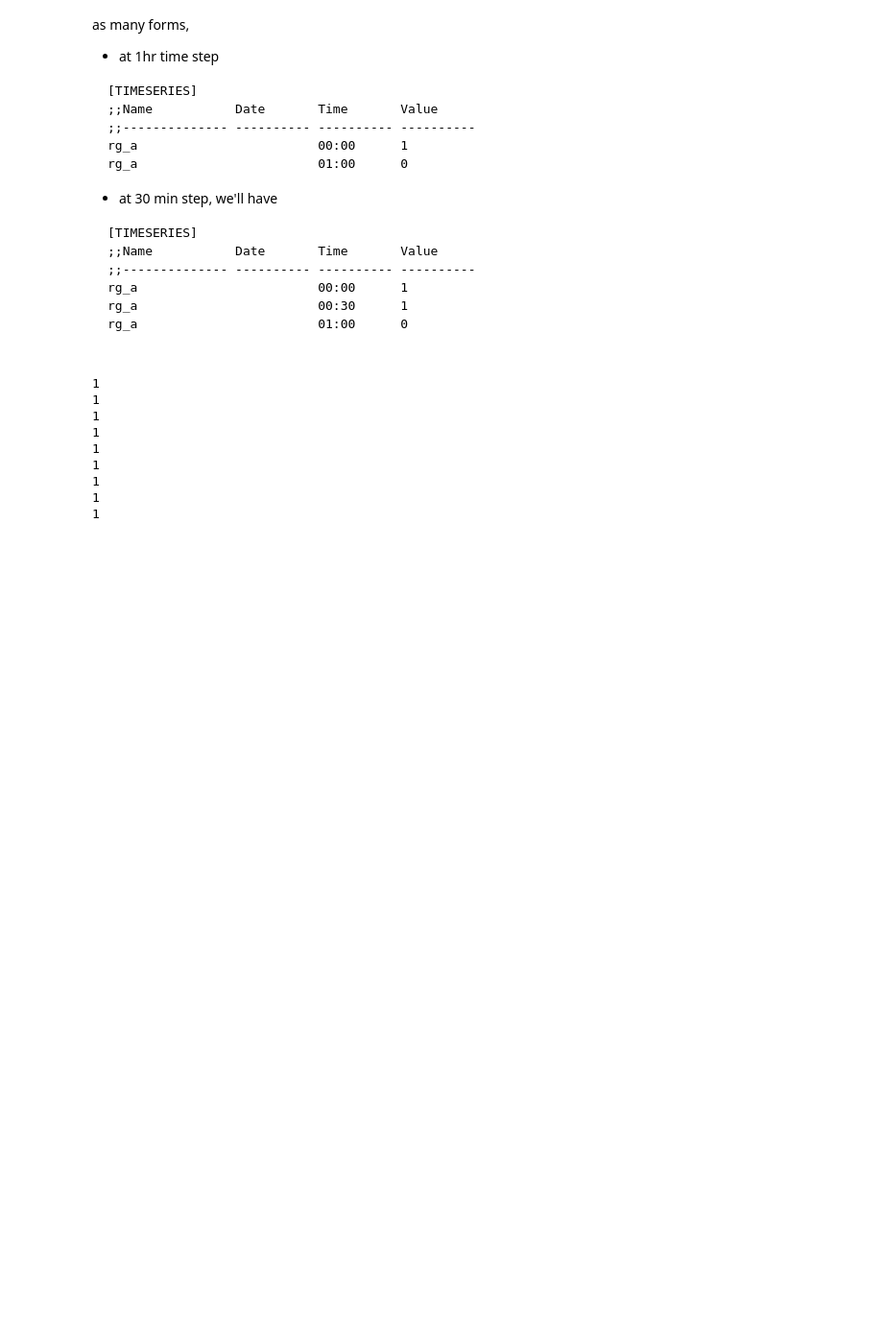
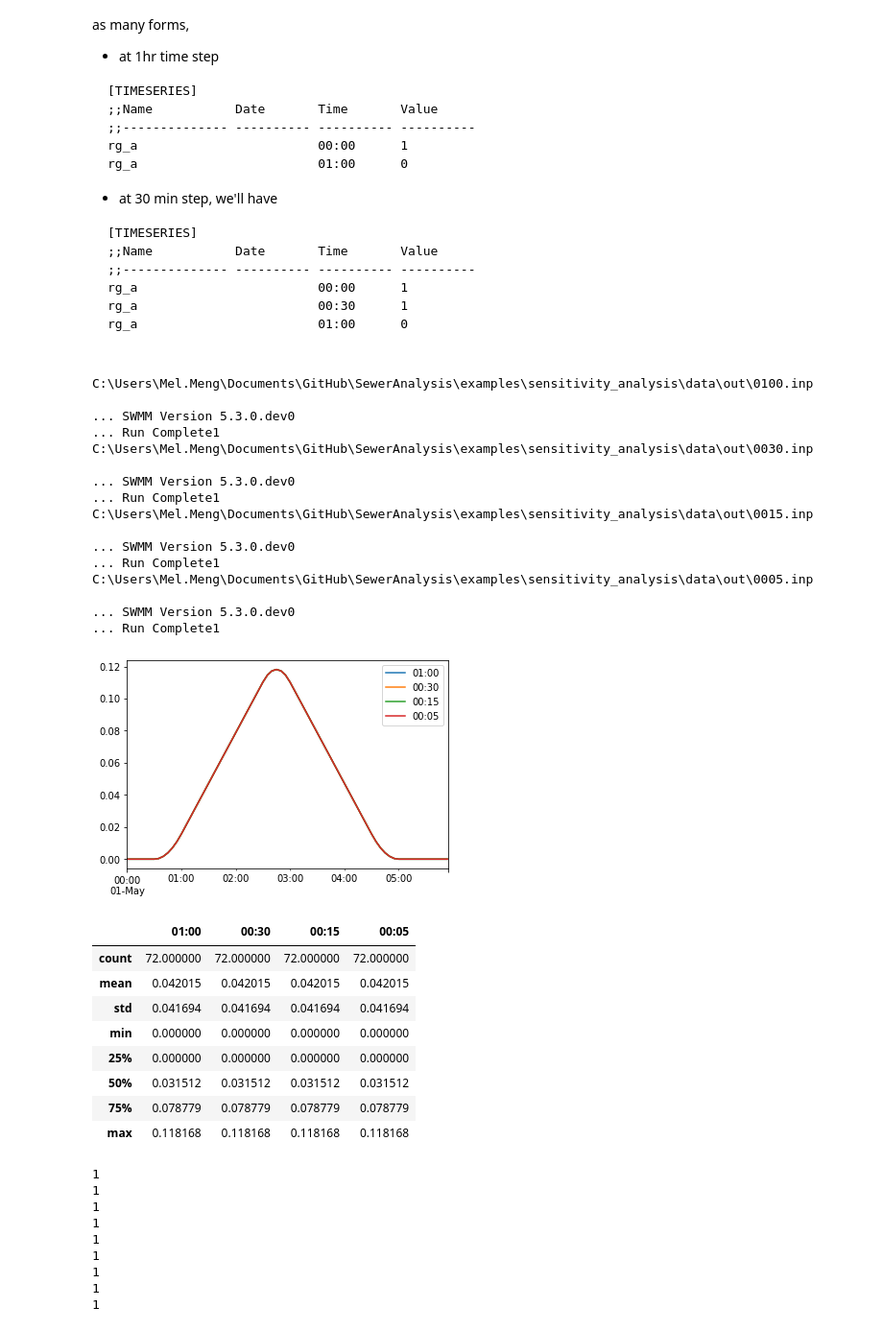
Before and after one commit to mel-meng/SewerAnalysis, a Jupyter notebook: examples/sensitivity_analysis/sensitivity_analysis.ipynb, the cells around one changed output. Shown: that part at 96% size. Saved outputs shown, nothing was run; the diff lists cells and outputs as text; code cells hidden in the pictures; blank space fills up the shorter version.

````diff
--- a/examples/sensitivity_analysis/sensitivity_analysis.ipynb
+++ b/examples/sensitivity_analysis/sensitivity_analysis.ipynb
@@ -235,6 +236,86 @@ rg_a                        00:30      1
 rg_a                        01:00      0
 
 ```
+# %%
+rainfall_1hr = [['00:00', 1],
+               ['01:00', 0]]
+
+rainfall_30min = [['00:00', 1],
+                   ['00:30', 1],
+                  ['01:00', 0]]
+
+
+rainfall_15min = [['00:00', 1],
+                   ['00:15', 1],
+                  ['00:30', 1],
+                  ['00:45', 1],
+                  ['01:00', 0]]
+
+
+rainfall_5min = [['00:00', 1],
+                   ['00:05', 1],
+                  ['00:10', 1],
+                 ['00:15', 1],
+                 ['00:20', 1],
+                 ['00:25', 1],
+                  ['00:30', 1],
+                 ['00:35', 1],
+                 ['00:40', 1],
+                 ['00:45', 1],
+                 ['00:50', 1],
+                 ['00:55', 1],
+                  ['01:00', 0]]
+
+
+tmp_folder = r'C:\Users\Mel.Meng\Documents\GitHub\SewerAnalysis\examples\sensitivity_analysis\data\tmp'
+tmp_name = 'rtk_rainfall.inp'
+dfs = None
+for rf_name, rainfall in zip(['01:00', '00:30', '00:15', '00:05'], [rainfall_1hr, rainfall_30min, rainfall_15min, rainfall_5min]):
+    out_inp = r'C:\Users\Mel.Meng\Documents\GitHub\SewerAnalysis\examples\sensitivity_analysis\data\out\%s.inp' % rf_name.replace(':', '')
+    out_path = r'C:\Users\Mel.Meng\Documents\GitHub\SewerAnalysis\examples\sensitivity_analysis\data\out\%s.out' % rf_name.replace(':', '')
+    print(out_inp)
+    data = {'lines': rainfall, 'interval': rf_name}
+    render_input(tmp_folder,tmp_name,  data, out_inp)
+    run(out_inp)
+    df = extract_flow(out_path, node_index=0)
+    if dfs is None:
+        df[rf_name] = df['total_flow']
+        dfs = df.loc[:, [rf_name]].copy()
+
+    else:
+        dfs[rf_name] = df['total_flow']
+
+dfs.plot()
+
+plt.show()
+dfs.describe()
+# %% [output]
+C:\Users\Mel.Meng\Documents\GitHub\SewerAnalysis\examples\sensitivity_analysis\data\out\0100.inp
+
+... SWMM Version 5.3.0.dev0
+... Run Complete1
+C:\Users\Mel.Meng\Documents\GitHub\SewerAnalysis\examples\sensitivity_analysis\data\out\0030.inp
+
+... SWMM Version 5.3.0.dev0
+... Run Complete1
+C:\Users\Mel.Meng\Documents\GitHub\SewerAnalysis\examples\sensitivity_analysis\data\out\0015.inp
+
+... SWMM Version 5.3.0.dev0
+... Run Complete1
+C:\Users\Mel.Meng\Documents\GitHub\SewerAnalysis\examples\sensitivity_analysis\data\out\0005.inp
+
+... SWMM Version 5.3.0.dev0
+... Run Complete1
+[figure, added]
+|  | 01:00 | 00:30 | 00:15 | 00:05 |
+| count | 72.000000 | 72.000000 | 72.000000 | 72.000000 |
+| mean | 0.042015 | 0.042015 | 0.042015 | 0.042015 |
+| std | 0.041694 | 0.041694 | 0.041694 | 0.041694 |
+| min | 0.000000 | 0.000000 | 0.000000 | 0.000000 |
+| 25% | 0.000000 | 0.000000 | 0.000000 | 0.000000 |
+| 50% | 0.031512 | 0.031512 | 0.031512 | 0.031512 |
+| 75% | 0.078779 | 0.078779 | 0.078779 | 0.078779 |
+| max | 0.118168 | 0.118168 | 0.118168 | 0.118168 |
 # %%
 dfs = None
 for i in range(1, 10):
````
Also changed, not shown: parts of 1 cell of this notebook, 3 other files.
